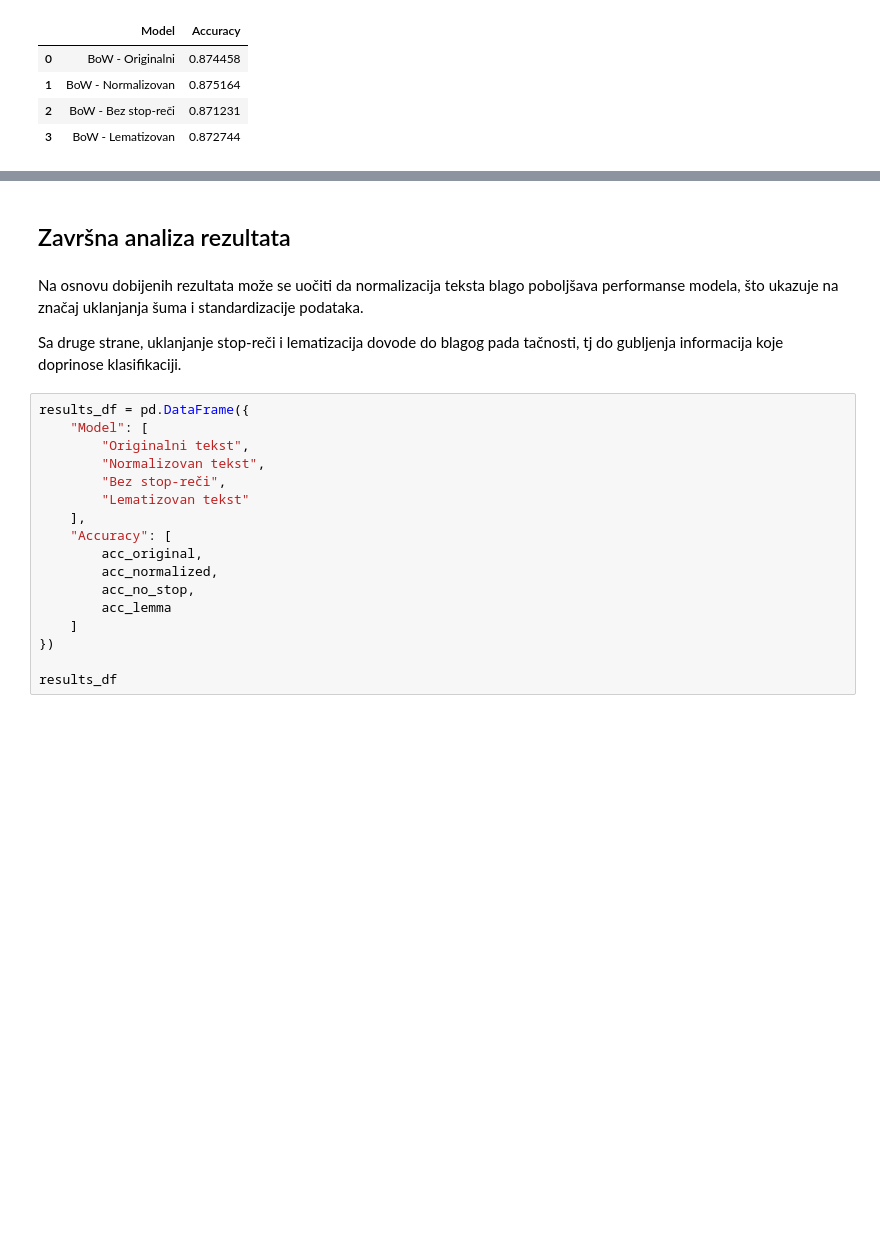
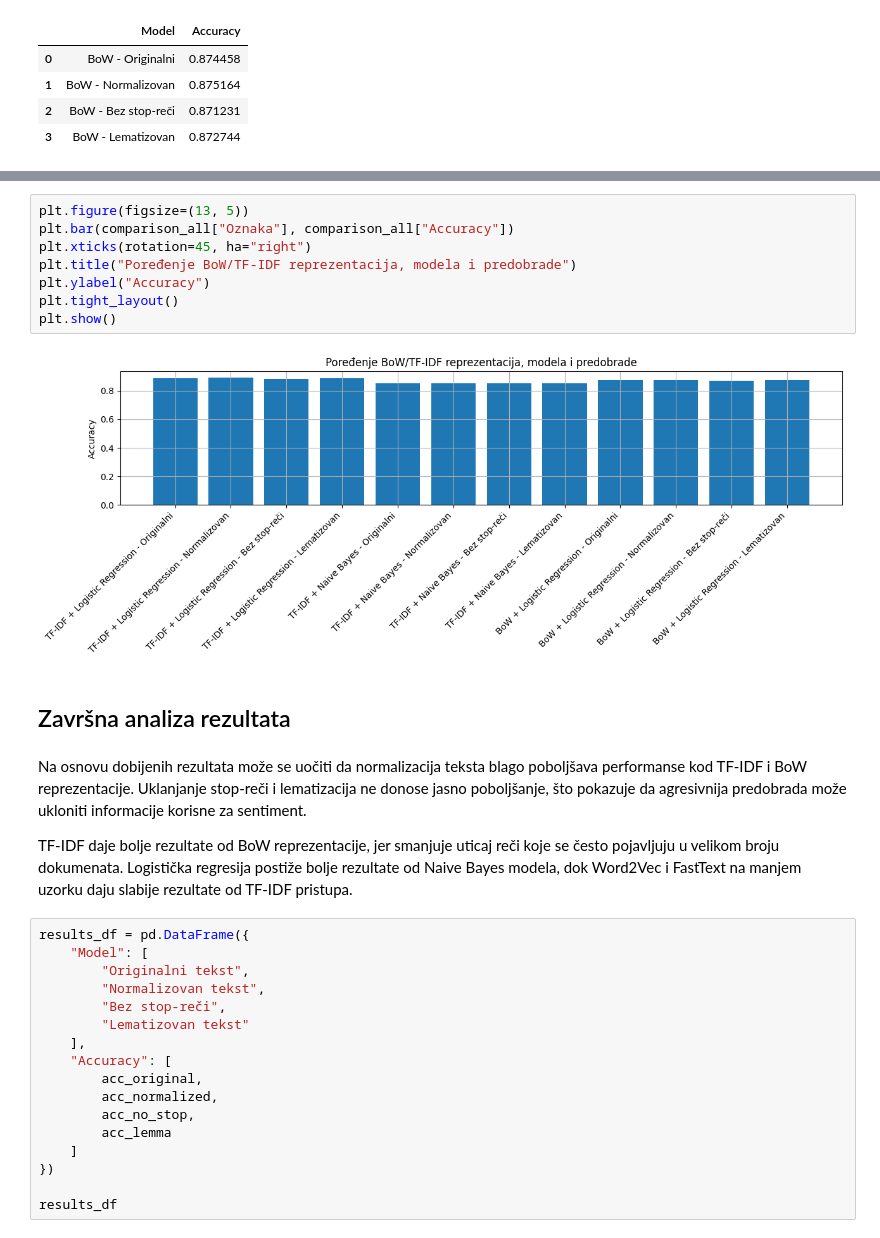
Before and after one commit to natalija529/imdb-movies, a Jupyter notebook: imdb-movies.ipynb, the cells around one changed output, grey strips where cells are left out. Drawn from its saved outputs; the diff is of its cells as text; blank space fills up the shorter version.

```diff
--- a/imdb-movies.ipynb
+++ b/imdb-movies.ipynb
@@ -730,9 +927,19 @@ bow_results
+# %%
+plt.figure(figsize=(13, 5))
+plt.bar(comparison_all["Oznaka"], comparison_all["Accuracy"])
+plt.xticks(rotation=45, ha="right")
+plt.title("Poređenje BoW/TF-IDF reprezentacija, modela i predobrade")
+plt.ylabel("Accuracy")
+plt.tight_layout()
+plt.show()
+# %% [output]
+[figure, added]
 # %% [markdown]
 ## Završna analiza rezultata
 # %% [markdown]
-Na osnovu dobijenih rezultata može se uočiti da normalizacija teksta blago poboljšava performanse modela, što ukazuje na značaj uklanjanja šuma i standardizacije podataka.
+Na osnovu dobijenih rezultata može se uočiti da normalizacija teksta blago poboljšava performanse kod TF-IDF i BoW reprezentacije. Uklanjanje stop-reči i lematizacija ne donose jasno poboljšanje, što pokazuje da agresivnija predobrada može ukloniti informacije korisne za sentiment.
 
-Sa druge strane, uklanjanje stop-reči i lematizacija dovode do blagog pada tačnosti, tj do gubljenja informacija koje doprinose klasifikaciji.
+TF-IDF daje bolje rezultate od BoW reprezentacije, jer smanjuje uticaj reči koje se često pojavljuju u velikom broju dokumenata. Logistička regresija postiže bolje rezultate od Naive Bayes modela, dok Word2Vec i FastText na manjem uzorku daju slabije rezultate od TF-IDF pristupa.
 # %%
 results_df = pd.DataFrame({
     "Model": [
```
Also changed, not shown: parts of 12 cells of this notebook.
